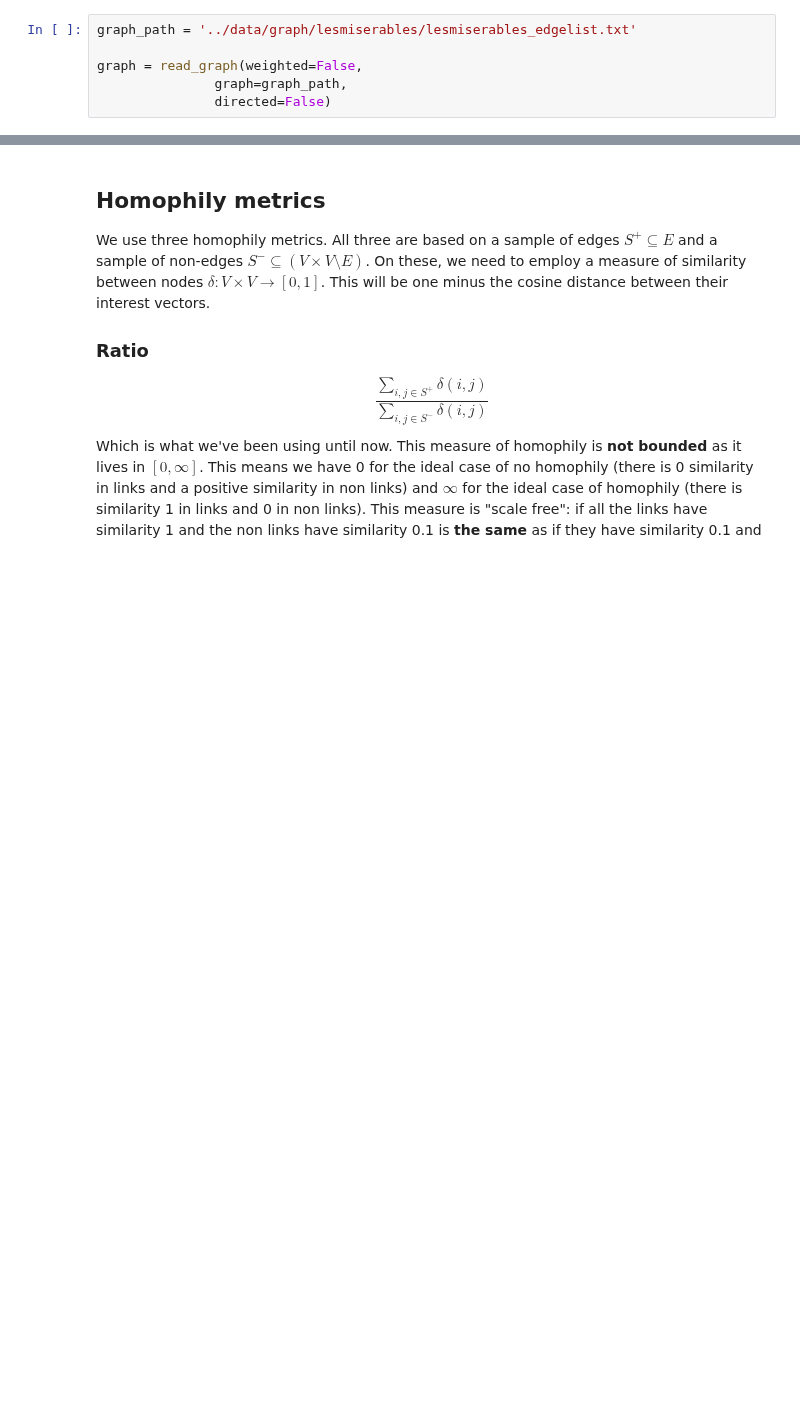
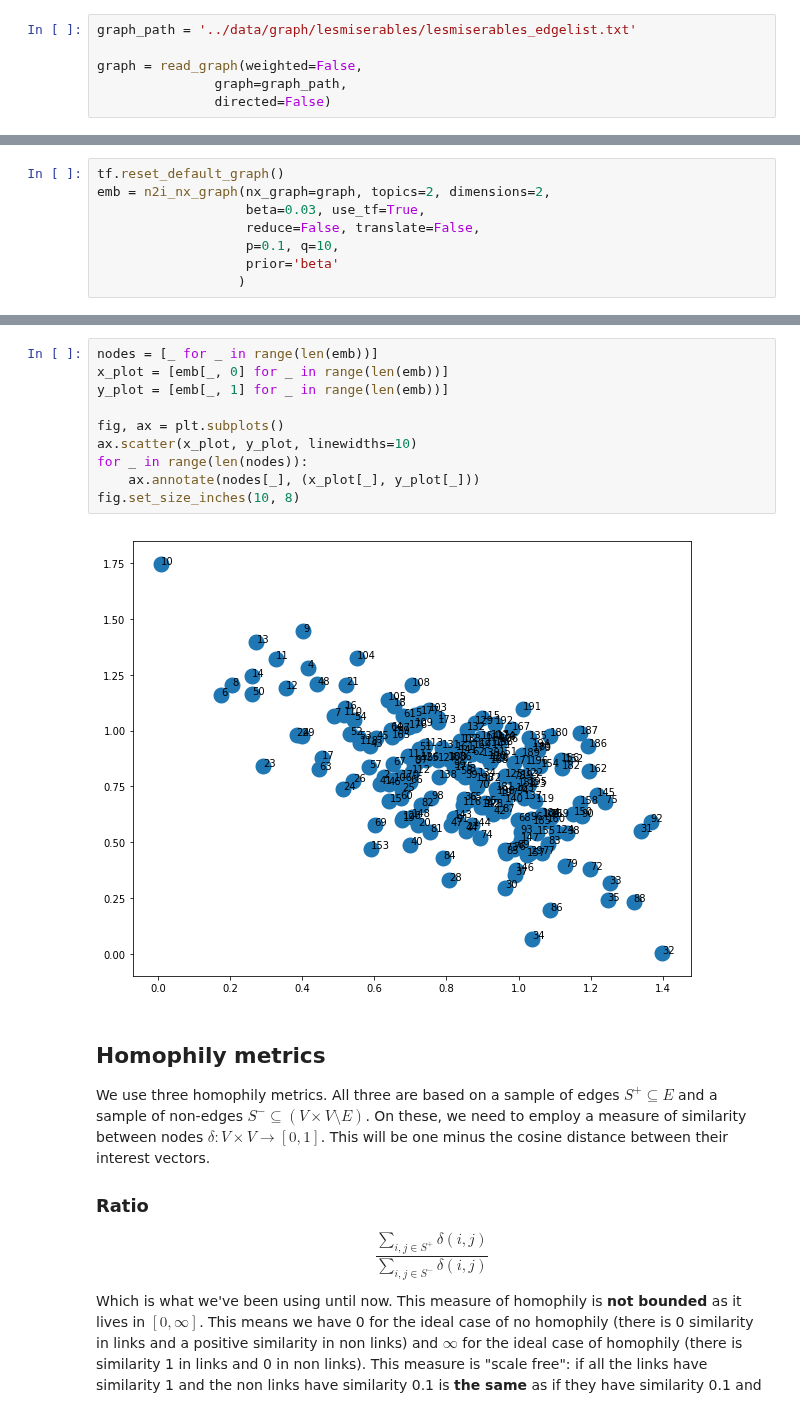
Before and after one commit to FedericoCinus/WoMG, a Jupyter notebook: node2interests/node2interests_measure_homophily.ipynb, the cells around one changed output, grey strips where cells are left out. Drawn from its saved outputs; the diff is of its cells as text; blank space fills up the shorter version.

Commit message:
new beta vae prior and interests methods comparison notebook

```diff
--- a/node2interests/node2interests_measure_homophily.ipynb
+++ b/node2interests/node2interests_measure_homophily.ipynb
@@ -29,0 +37,8 @@ emb = n2i_nx_graph(nx_graph=graph, topics=3)
+# %%
+tf.reset_default_graph()
+emb = n2i_nx_graph(nx_graph=graph, topics=2, dimensions=2,
+                   beta=0.03, use_tf=True,
+                   reduce=False, translate=False,
+                   p=0.1, q=10,
+                   prior='beta'
+                  )
@@ -30,3 +58,15 @@ emb = n2i_nx_graph(nx_graph=graph, topics=3)
+# %%
+nodes = [_ for _ in range(len(emb))]
+x_plot = [emb[_, 0] for _ in range(len(emb))]
+y_plot = [emb[_, 1] for _ in range(len(emb))]
+
+fig, ax = plt.subplots()
+ax.scatter(x_plot, y_plot, linewidths=10)
+for _ in range(len(nodes)):
+    ax.annotate(nodes[_], (x_plot[_], y_plot[_]))
+fig.set_size_inches(10, 8)
+# %% [output]
+[figure, added]
 # %% [markdown]
 ## Homophily metrics
 
```
Also changed, not shown: parts of 14 cells of this notebook, 7 other files.
